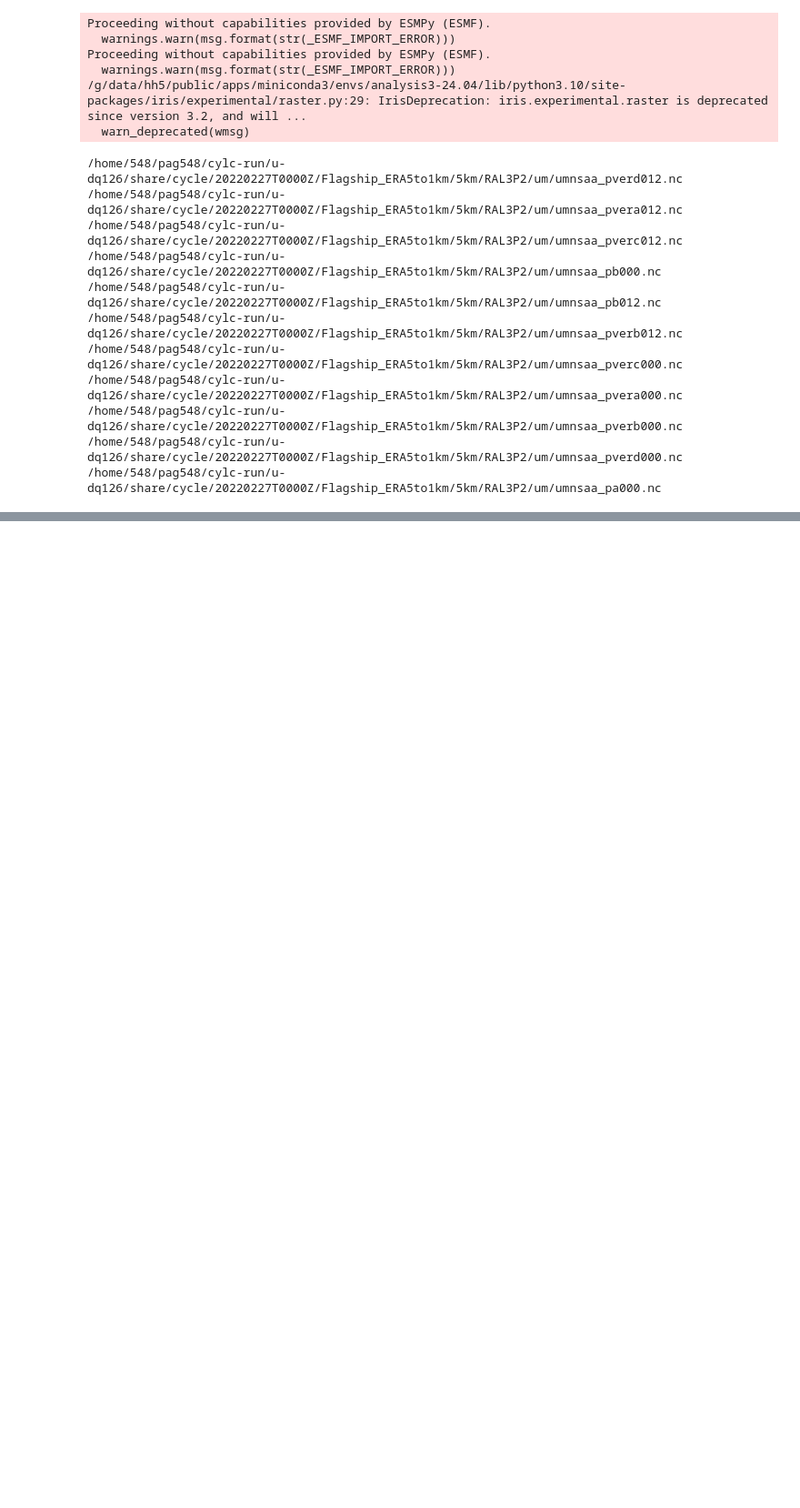
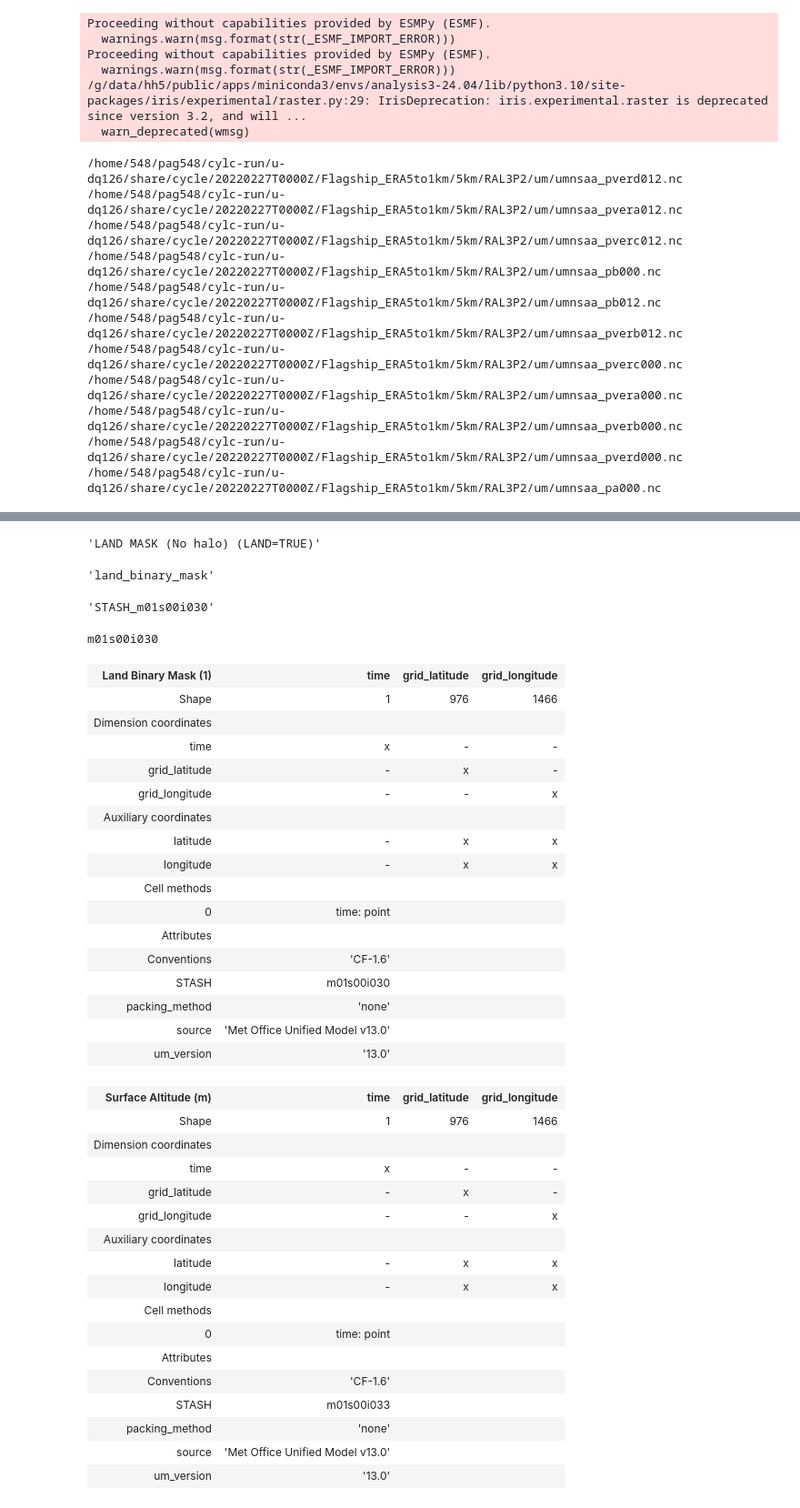
Before and after one commit to 21centuryweather/UM_configuration_tools, a Jupyter notebook: notebooks/Check_Flagship_stash.ipynb, the cells around one changed output, grey strips where cells are left out. Shown at 91% size. Drawn from its saved outputs; the diff is of its cells as text; code cells hidden in the pictures; blank space fills up the shorter version.

Commit message:
UPDATES : Used iris to interrogate STASH outputs

```diff
--- a/notebooks/Check_Flagship_stash.ipynb
+++ b/notebooks/Check_Flagship_stash.ipynb
@@ -82,11 +43,11 @@ vars=data.variables
 # %%
 files = PATH.glob('*.nc')
-stashes = []
+long_names = []
+var_names = []
 for file in files:
-    data = xr.open_dataset(file)
-    vars=data.variables
-    for v in vars:
-        if ('latitude' not in v) and ('longitude' not in v):
-            print (f'{file.name} {v}')
-            stashes.append(v)
+    cubes = iris.load(file)
+    for cube in cubes:
+        print (f'{file.name} {cube.long_name} {cube.standard_name} {cube.var_name}')
+        long_names.append(cube.long_name)
+        var_names.append(cube.var_name)
 # %% [output]
@@ -118,0 +114,55 @@ len(unique_stash)
+# %%
+cubes[0].long_name
+# %% [output]
+'LAND MASK (No halo) (LAND=TRUE)'
+# %%
+cubes[0].standard_name
+# %% [output]
+'land_binary_mask'
+# %%
+cubes[0].var_name
+# %% [output]
+'STASH_m01s00i030'
+# %%
+print (cubes[0].attributes['STASH'])
+# %% [output]
+m01s00i030
+# %%
+cubes = iris.load(file)
+# %%
+cubes
+# %% [output]
+| Land Binary Mask (1) | time | grid_latitude | grid_longitude |
+| Shape | 1 | 976 | 1466 |
+| Dimension coordinates |  |  |  |
+| time | x | - | - |
+| grid_latitude | - | x | - |
+| grid_longitude | - | - | x |
+| Auxiliary coordinates |  |  |  |
+| latitude | - | x | x |
+| longitude | - | x | x |
+| Cell methods |  |  |  |
+| 0 | time: point |  |  |
+| Attributes |  |  |  |
+| Conventions | 'CF-1.6' |  |  |
+| STASH | m01s00i030 |  |  |
+| packing_method | 'none' |  |  |
+| source | 'Met Office Unified Model v13.0' |  |  |
+| um_version | '13.0' |  |  |
+| Surface Altitude (m) | time | grid_latitude | grid_longitude |
+| Shape | 1 | 976 | 1466 |
+| Dimension coordinates |  |  |  |
+| time | x | - | - |
+| grid_latitude | - | x | - |
+| grid_longitude | - | - | x |
+| Auxiliary coordinates |  |  |  |
+| latitude | - | x | x |
+| longitude | - | x | x |
+| Cell methods |  |  |  |
+| 0 | time: point |  |  |
+| Attributes |  |  |  |
+| Conventions | 'CF-1.6' |  |  |
+| STASH | m01s00i033 |  |  |
+| packing_method | 'none' |  |  |
+| source | 'Met Office Unified Model v13.0' |  |  |
+| um_version | '13.0' |  |  |
```
Also changed, not shown: parts of 13 cells of this notebook.
